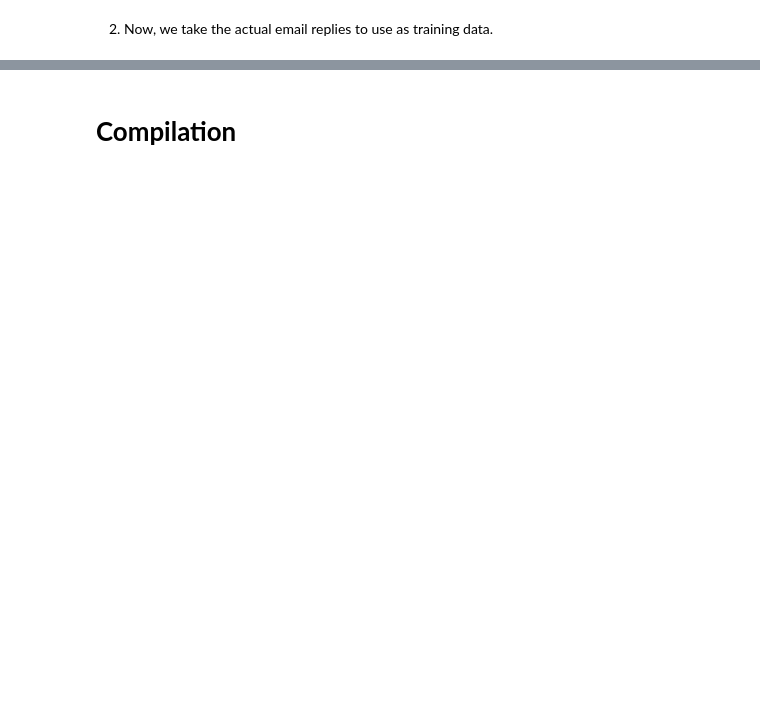
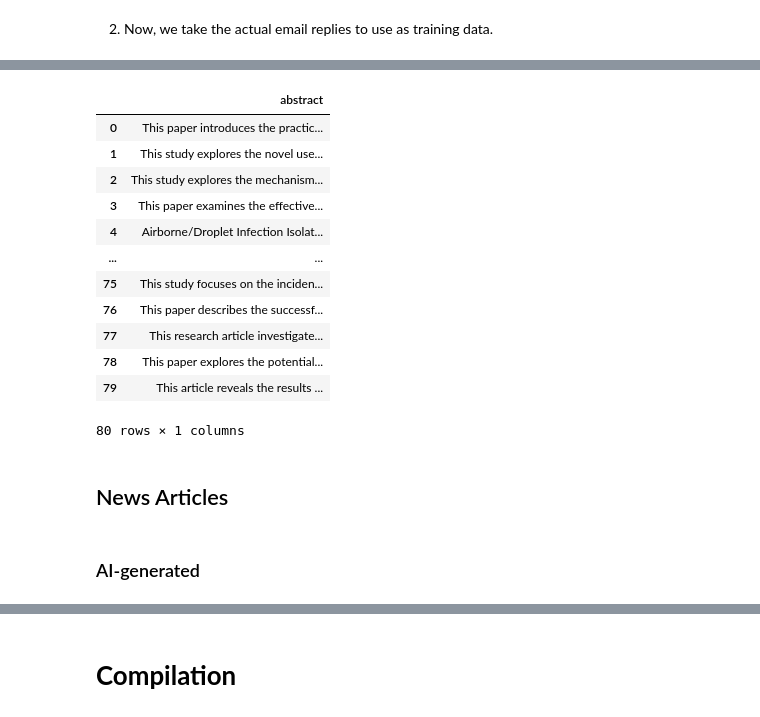
Before and after one commit to 4cekay/B101-Group2-NLP-Project, a Jupyter notebook: DatasetCuration.ipynb, the cells around one changed output, grey strips where cells are left out. Drawn from its saved outputs; the diff is of its cells as text; code cells hidden in the pictures; blank space fills up the shorter version.

```diff
--- a/DatasetCuration.ipynb
+++ b/DatasetCuration.ipynb
@@ -172,0 +405,20 @@ df_email_replies.to_csv('email_samples.csv', index=False)
+# %%
+df_ai_abstract_train
+# %% [output]
+|  | abstract |
+| 0 | This paper introduces the practic... |
+| 1 | This study explores the novel use... |
+| 2 | This study explores the mechanism... |
+| 3 | This paper examines the effective... |
+| 4 | Airborne/Droplet Infection Isolat... |
+| ... | ... |
+| 75 | This study focuses on the inciden... |
+| 76 | This paper describes the successf... |
+| 77 | This research article investigate... |
+| 78 | This paper explores the potential... |
+| 79 | This article reveals the results ... |
+80 rows × 1 columns
+# %% [markdown]
+## News Articles
+# %% [markdown]
+### AI-generated
```
Also changed, not shown: parts of 38 cells of this notebook.
